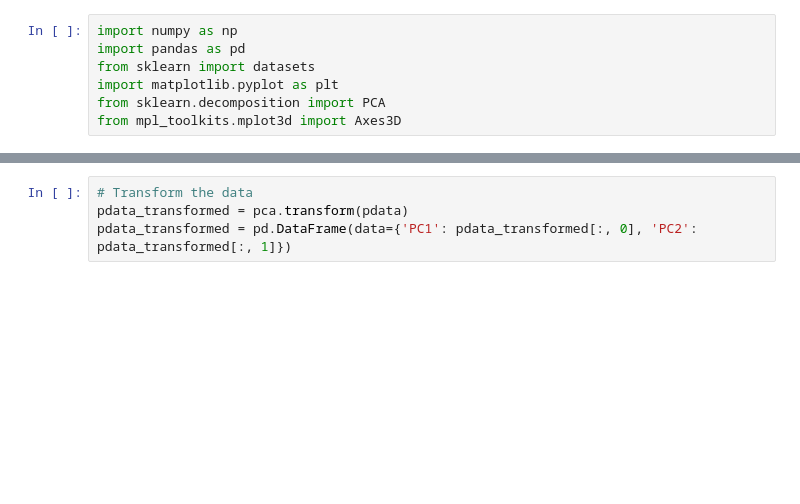
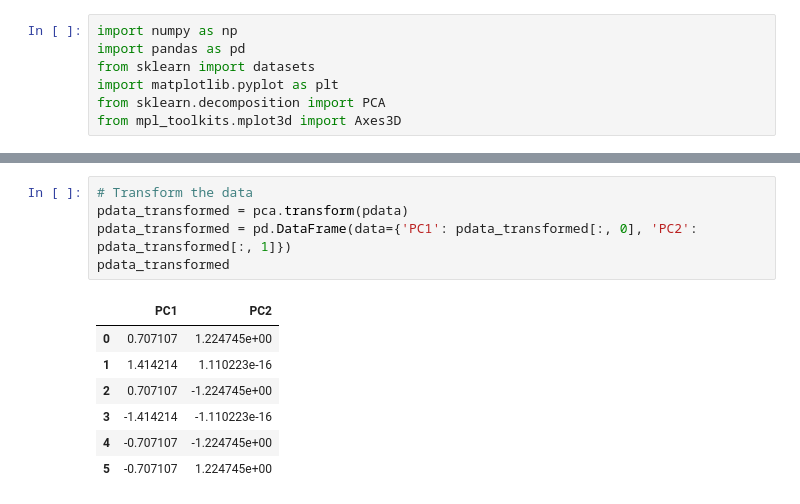
Before and after one commit to SpaceAntelope/data-science-workshop, a Jupyter notebook: Part 2/8. Feature Extraction/pca.ipynb, the cells around one changed output, grey strips where cells are left out. Cells and saved outputs as stored; diff of their text form; blank space fills up the shorter version.

```diff
--- a/Part 2/8. Feature Extraction/pca.ipynb
+++ b/Part 2/8. Feature Extraction/pca.ipynb
@@ -26,7 +39,16 @@ print(pca.explained_variance_ratio_)
 # %%
 # Transform the data
 pdata_transformed = pca.transform(pdata)
 pdata_transformed = pd.DataFrame(data={'PC1': pdata_transformed[:, 0], 'PC2': pdata_transformed[:, 1]})
+pdata_transformed
+# %% [output]
+|  | PC1 | PC2 |
+| 0 | 0.707107 | 1.224745e+00 |
+| 1 | 1.414214 | 1.110223e-16 |
+| 2 | 0.707107 | -1.224745e+00 |
+| 3 | -1.414214 | -1.110223e-16 |
+| 4 | -0.707107 | -1.224745e+00 |
+| 5 | -0.707107 | 1.224745e+00 |
 # %%
 # Plot data
 fig, ax = plt.subplots()
```
Also changed, not shown: parts of 4 cells of this notebook, 3 other files.
